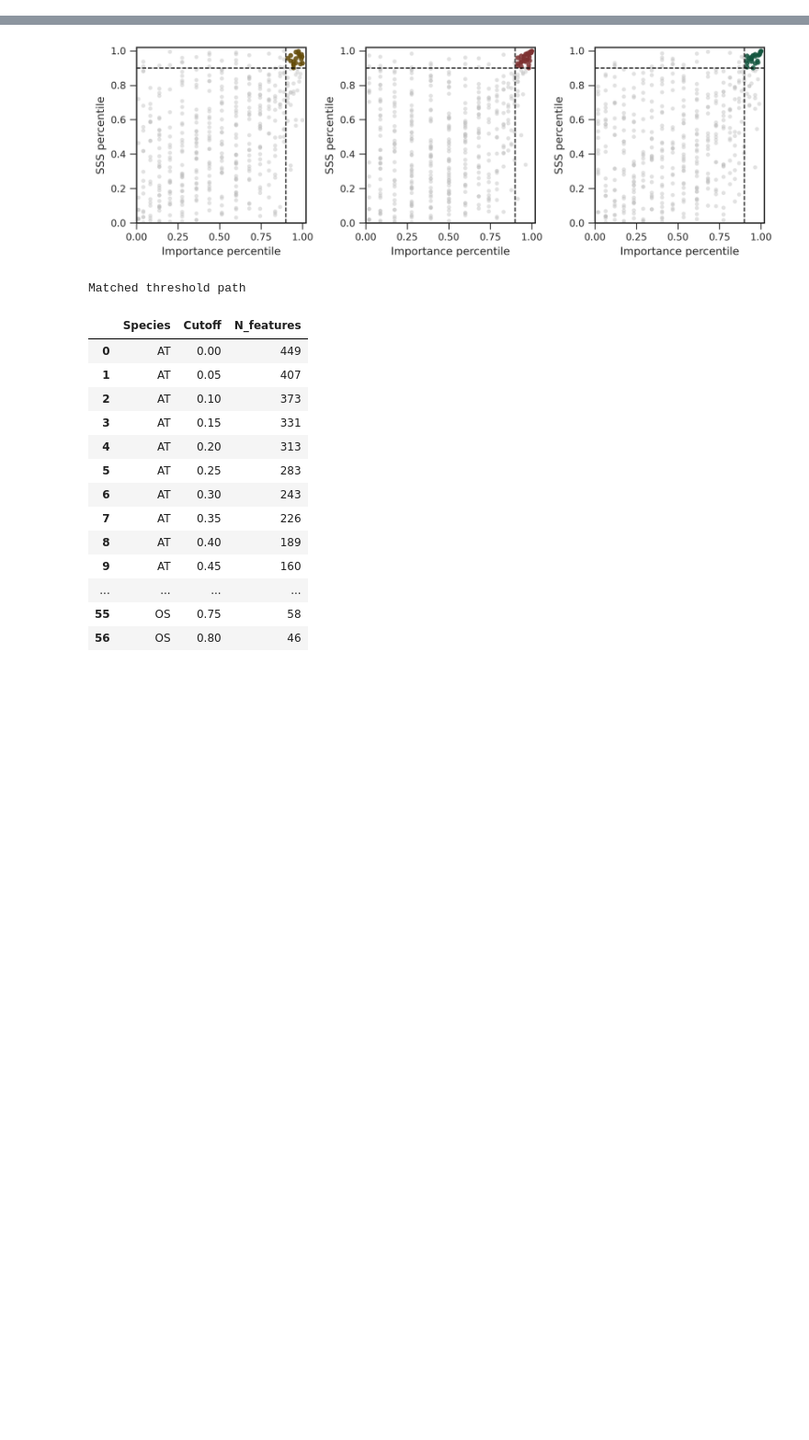
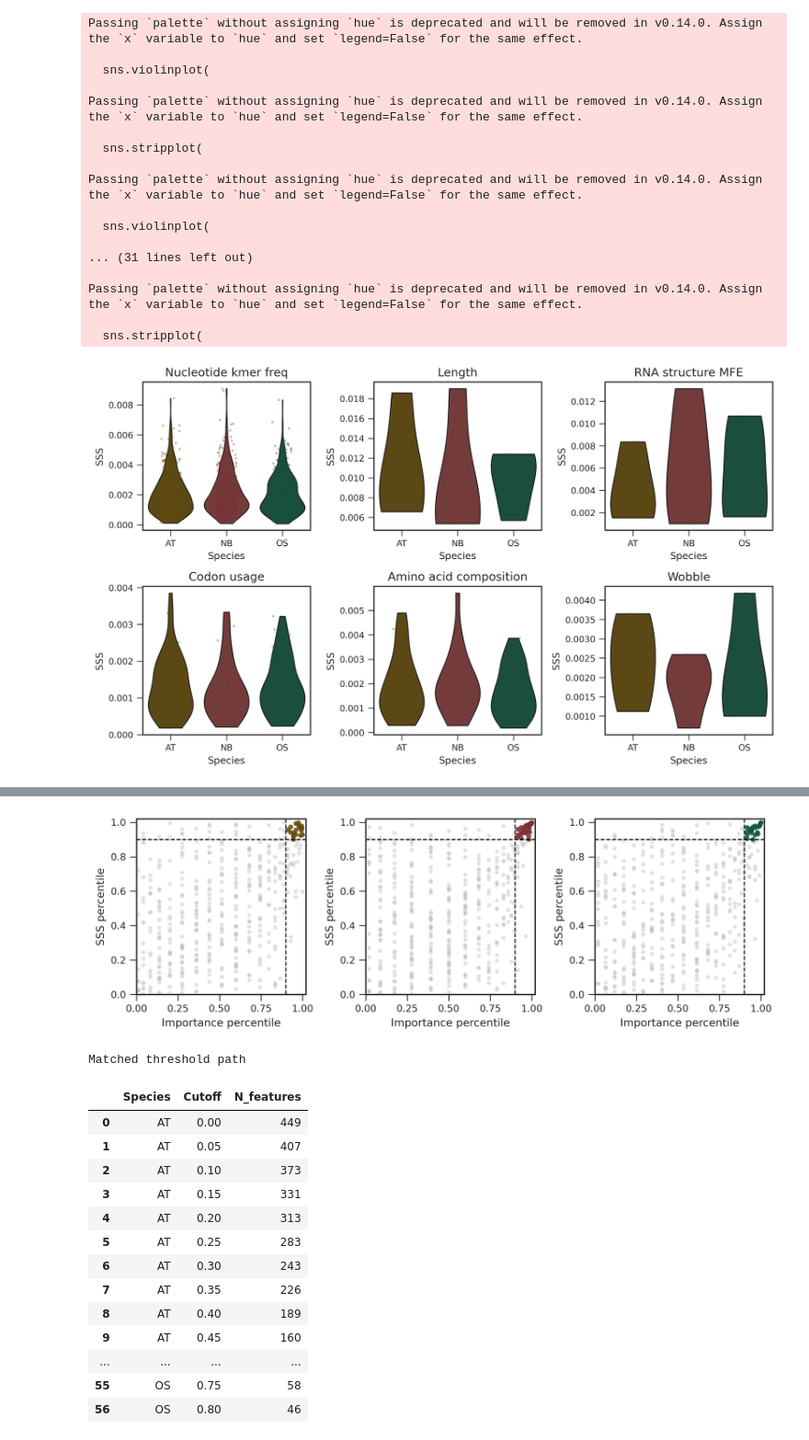
Before and after one commit to ih-11/regression, a Jupyter notebook: notebooks/notebook4.ipynb, the cells around one changed output, grey strips where cells are left out. Shown at 92% size. Cells and saved outputs as stored; diff of their text form; code cells hidden in the pictures; blank space fills up the shorter version.

```diff
--- a/notebooks/notebook4.ipynb
+++ b/notebooks/notebook4.ipynb
@@ -209,3 +243,57 @@ Candidate table: (1347, 7)
+# %%
+# ============================================
+# SSS distribution by feature category
+# Violin + stripplot
+# ============================================
+
+feature_order = [
+    "Nucleotide_kmer_freq", "Length", "RNA_structure_MFE",
+    "Codon_usage", "Amino_acid_composition", "Wobble",
+]
+
+species_order = ["AT", "NB", "OS"]
+palette = {SPECIES_INFO[k]["label"]: SPECIES_INFO[k]["color"] for k in SPECIES}
+
+fig, axes = plt.subplots(2, 3, figsize=(10, 6), dpi=_PLOT_CFG["dpi"])
+
+for ax, feature_type in zip(axes.flat, feature_order):
+    temp = sss_long.loc[sss_long["Feature_type"] == feature_type]
+
+    sns.violinplot(
+        data=temp, x="Species", y="SSS", order=species_order,
+        palette=palette, inner=None, cut=0, linewidth=1, ax=ax,
+    )
+
+    sns.stripplot(
+        data=temp, x="Species", y="SSS", order=species_order,
+        palette=palette, size=2.5, alpha=0.35,
+        jitter=0.18, linewidth=0, ax=ax,
+    )
+
+    ax.set_title(feature_type.replace("_", " "))
+    format_axis(ax, xlabel=None, ylabel="SSS" if ax in axes[:, 0] else None)
+
+plt.tight_layout()
+plt.show()
+# %% [output]
+Passing `palette` without assigning `hue` is deprecated and will be removed in v0.14.0. Assign the `x` variable to `hue` and set `legend=False` for the same effect.
+
+  sns.violinplot(
+
+Passing `palette` without assigning `hue` is deprecated and will be removed in v0.14.0. Assign the `x` variable to `hue` and set `legend=False` for the same effect.
+
+  sns.stripplot(
+
+Passing `palette` without assigning `hue` is deprecated and will be removed in v0.14.0. Assign the `x` variable to `hue` and set `legend=False` for the same effect.
+
+  sns.violinplot(
+
+... (31 lines left out)
+
+Passing `palette` without assigning `hue` is deprecated and will be removed in v0.14.0. Assign the `x` variable to `hue` and set `legend=False` for the same effect.
+
+  sns.stripplot(
+[figure, added]
 # %%
 # ============================================
 # Species-wise percentile ranking
```
Also changed, not shown: parts of 4 cells of this notebook, 1 other file.
